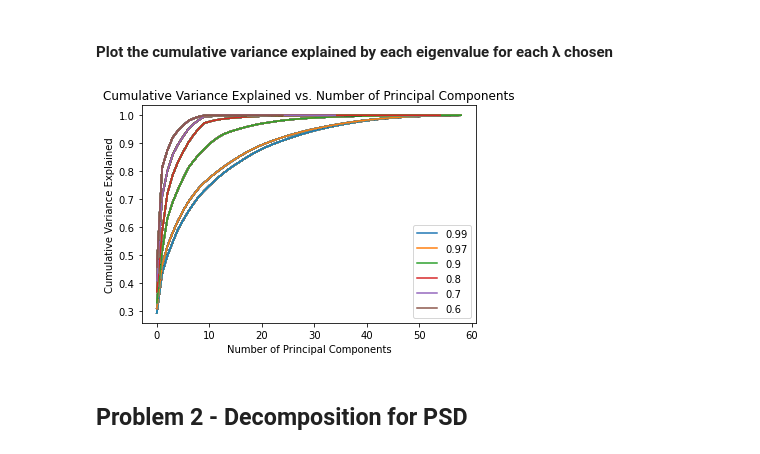
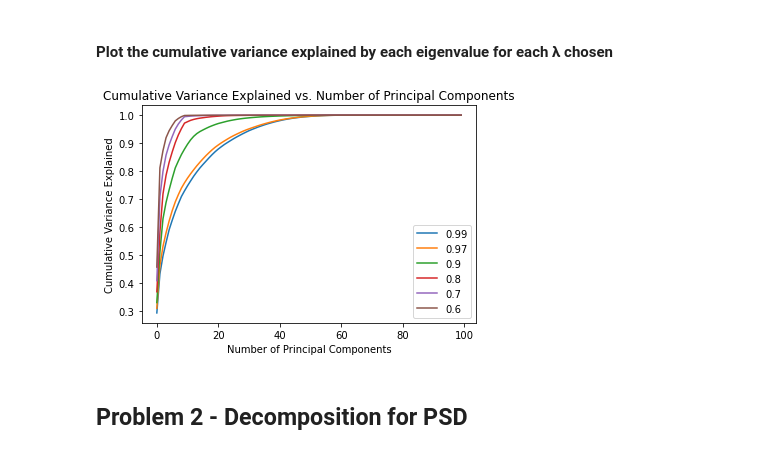
Before and after one commit to QihangMa/Qihang-Ma-Fintech545, a Jupyter notebook: Week03/Assignment2_Mysolution.ipynb, the cells around one changed output. Cells and saved outputs as stored; diff of their text form; code cells hidden in the pictures.

```diff
--- a/Week03/Assignment2_Mysolution.ipynb
+++ b/Week03/Assignment2_Mysolution.ipynb
@@ -79,7 +79,7 @@ def pca_cum_var(cov_matrix, n_components):
     eigenvectors = eigenvectors[:, idx]
 
     # Calculate the cumulative variance explained by each eigenvalue
-    cumulative_variance = np.cumsum(eigenvalues[:n_components]) / np.sum(eigenvalues)
+    cumulative_variance = (np.cumsum(eigenvalues[:n_components]) / np.sum(eigenvalues))[-1]
 
     return cumulative_variance
 # %% [markdown]
@@ -87,26 +87,26 @@ def pca_cum_var(cov_matrix, n_components):
 # %%
 lambda_values = [0.99, 0.97, 0.9, 0.8, 0.7, 0.6]
 cumulative_variances = []
 
 for lambda_ in lambda_values:
     cov = exp_weighted_cov(df, lambda_)
     cumulative_variance_for_lambda = []
-    for n in range(101):
+    for n in range(1,101):
         cumulative_variance_for_lambda.append(pca_cum_var(cov, n))
-    cumulative_variances.extend(cumulative_variance_for_lambda)
+    cumulative_variances.append(cumulative_variance_for_lambda)
 
 # Plot the cumulative variance explained
 plt.figure()
 for cumulative_variance in cumulative_variances:
     plt.plot(cumulative_variance)
 plt.xlabel("Number of Principal Components")
 plt.ylabel("Cumulative Variance Explained")
 plt.title("Cumulative Variance Explained vs. Number of Principal Components")
 plt.legend(lambda_values)
 plt.savefig('PCA for lambda.png', dpi =300)
 plt.show()
 # %% [output]
-[figure, old version]
+[figure, new version]
 # %% [markdown]
 ## Problem 2 - Decomposition for  PSD
 # %% [markdown]
```
Also changed, not shown: parts of 2 cells of this notebook, 3 other files.
